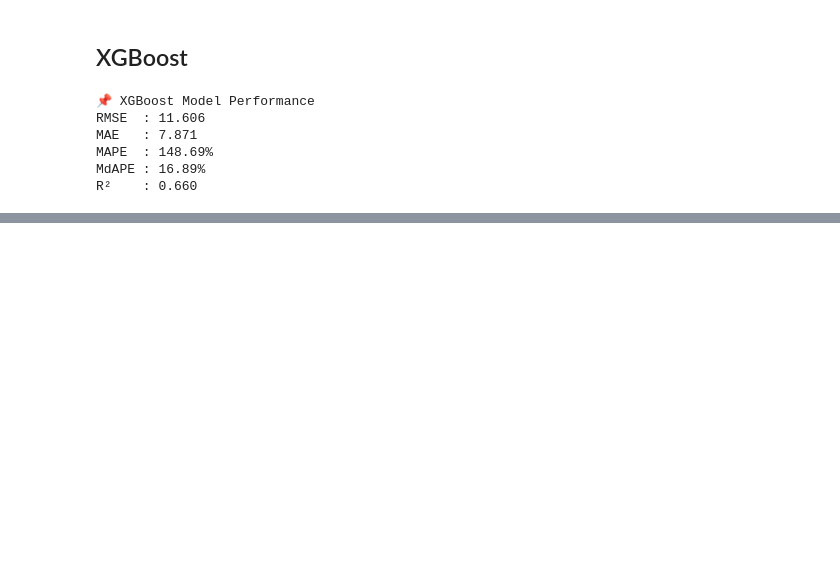
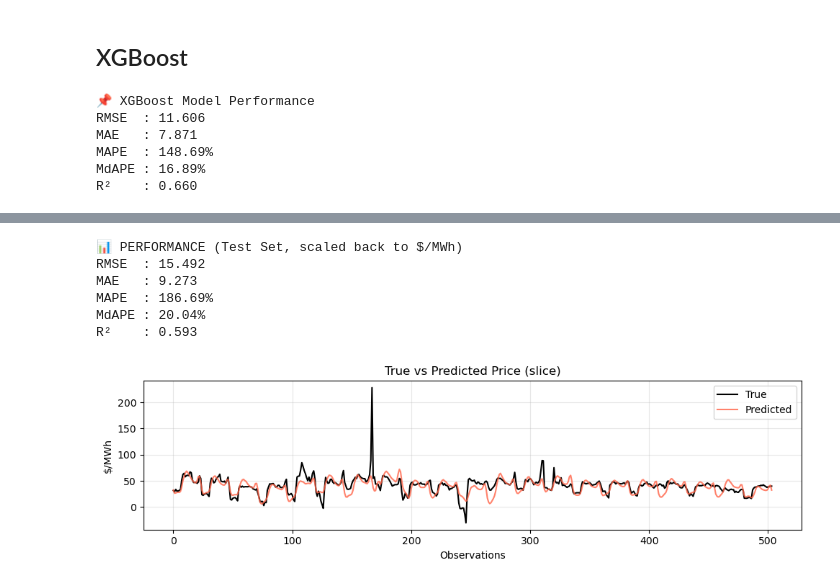
Before and after one commit to spham21/Energy-Arbitrage, a Jupyter notebook: ztest/forecasters_replication/Replication Notebook.ipynb, the cells around one changed output, grey strips where cells are left out. Cells and saved outputs as stored; diff of their text form; code cells hidden in the pictures; blank space fills up the shorter version.

```diff
--- a/ztest/forecasters_replication/Replication Notebook.ipynb
+++ b/ztest/forecasters_replication/Replication Notebook.ipynb
@@ -1126,0 +1206,60 @@ R²    : 0.660
+# %%
+# Load model
+model = model_dict["CNN"](in_dim=len(FEATURES), out_dim=1, window_size=WINDOW)
+model.load_state_dict(torch.load("cnn3_newdata.pt", map_location=torch.device("cpu")))
+model.eval()
+
+# ---------------- PREDICT -----------------------
+with torch.no_grad():
+    y_hat = model(X_test).numpy().flatten()
+
+y_pred = y_hat.copy()
+y_true = y_test.numpy().flatten()
+
+def safe_mape(y_true, y_pred):
+    mask = np.abs(y_true) > 1e-6
+    return np.mean(np.abs((y_true[mask] - y_pred[mask]) / y_true[mask])) * 100
+
+def safe_mdape(y_true, y_pred):
+    mask = np.abs(y_true) > 1e-6
+    return np.median(np.abs((y_true[mask] - y_pred[mask]) / y_true[mask])) * 100
+
+rmse = np.sqrt(np.mean((y_true - y_pred)**2))
+mae  = np.mean(np.abs(y_true - y_pred))
+mape = safe_mape(y_true, y_pred)
+mdape = safe_mdape(y_true, y_pred)
+
+# R²
+ss_res = np.sum((y_true - y_pred)**2)
+ss_tot = np.sum((y_true - np.mean(y_true))**2)
+r2 = 1 - ss_res/ss_tot
+
+print("\n📊 PERFORMANCE (Test Set, scaled back to $/MWh)")
+print(f"RMSE  : {rmse:.3f}")
+print(f"MAE   : {mae:.3f}")
+print(f"MAPE  : {mape:.2f}%")
+print(f"MdAPE : {mdape:.2f}%")
+print(f"R²    : {r2:.3f}\n")
+# %% [output]
+📊 PERFORMANCE (Test Set, scaled back to $/MWh)
+RMSE  : 15.492
+MAE   : 9.273
+MAPE  : 186.69%
+MdAPE : 20.04%
+R²    : 0.593
+# %%
+# ------------ QUICK LINE PLOT (change the slice) ------------
+i0, i1 = 300, 300+24*21   # 👈 change slice here
+
+plt.figure(figsize=(10,3))
+plt.plot(y_true[i0:i1], label="True", color="black")
+plt.plot(y_pred[i0:i1], label="Predicted", color="tomato", alpha=0.8)
+plt.title("True vs Predicted Price (slice)")
+plt.xlabel("Observations")
+plt.ylabel("$/MWh")
+plt.legend()
+plt.grid(alpha=0.3)
+plt.tight_layout()
+plt.show()
+# %% [output]
+[figure, added]
```
Also changed, not shown: parts of 5 cells of this notebook, 1 other file.
